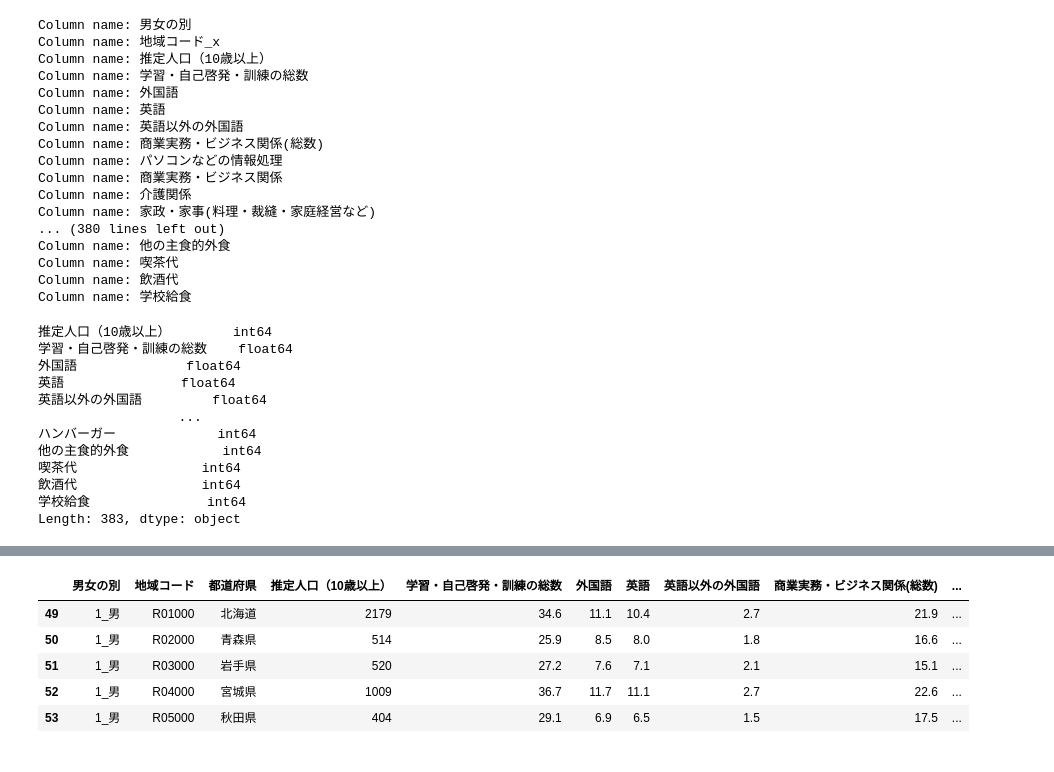
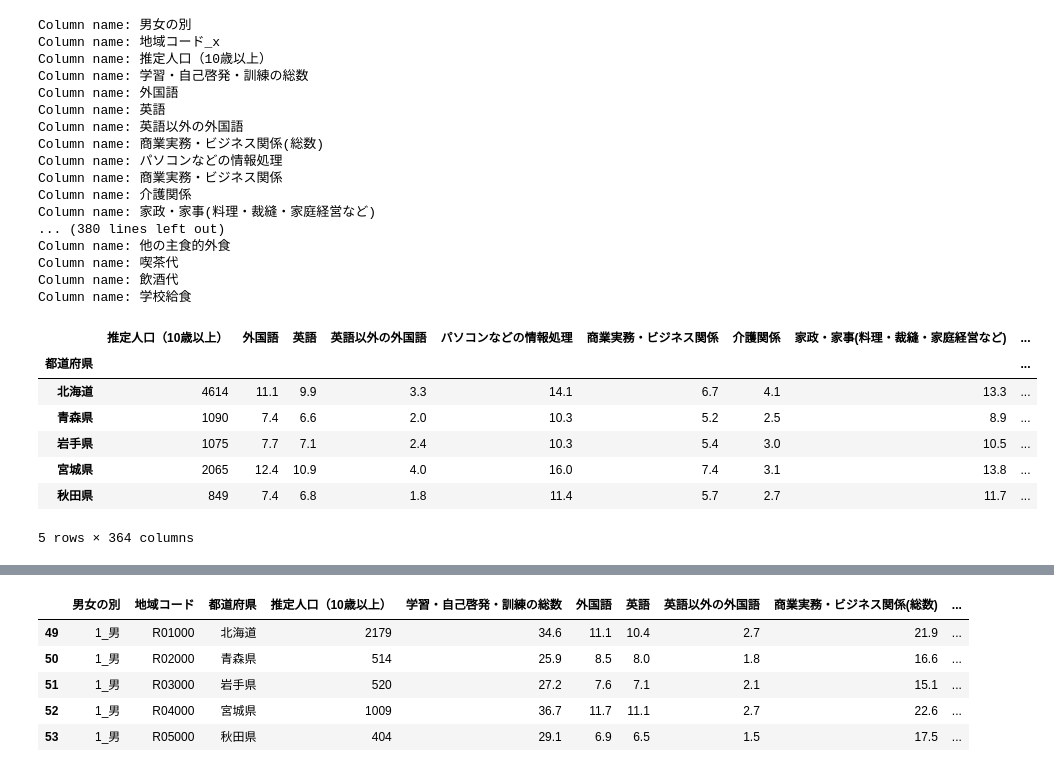
Before and after one commit to sugimotoh/classes, a Jupyter notebook: データ解析授業_続き.ipynb, the cells around one changed output, grey strips where cells are left out. Saved outputs shown, nothing was run; the diff lists cells and outputs as text; code cells hidden in the pictures.

```diff
--- a/データ解析授業_続き.ipynb
+++ b/データ解析授業_続き.ipynb
@@ -100,6 +115,6 @@ dftest
 # %%
 # インデックスを基準にマージ
-df0102    = data01_filtered01.merge(data02_filtered01, left_index=True, right_index=True)
-df010203 = df0102.merge(data03, left_index=True, right_index=True)
-df010203 = pd.DataFrame(df010203)
-df010203.head()
+#df0102    = data01_filtered01.merge(data02_filtered01, left_index=True, right_index=True)
+#df010203 = df0102.merge(data03, left_index=True, right_index=True)
+#df010203 = pd.DataFrame(df010203)
+#df010203.head()
@@ -136,4 +143,27 @@ Column name: 他の主食的外食
 Column name: 喫茶代
 Column name: 飲酒代
 Column name: 学校給食
+# %%
+df_dropped = df010203.drop(columns=['男女の別', '地域コード_x','地域コード',
+                                    '学習・自己啓発・訓練の総数','商業実務・ビジネス関係(総数)',
+                                    'スポーツの総数','趣味・娯楽の総数','ボランティア活動の総数','旅行・行楽の総数',
+                                    '起床','朝食開始','夕食開始','就寝','出勤','仕事からの帰宅時間',
+                                    '市_x','月・年','地域コード_y','市_y',
+                                    '食料（合計）','01　穀類','02　魚介類','03　肉類','04　乳卵類','05　野菜・海藻',
+                                    '06　果物','07　油脂・調味料','08　菓子類','09　調理食品','10　飲料','11　酒類','12　外食'])
+
+
+#df_dropped = df010203.drop(columns=['学習・自己啓発・訓練の総数,'男女の別', '起床','朝食開始','夕食開始','就寝','出勤','仕事からの帰宅時間','地域コード_y','市_x','月・年','地域コード','市_y'])
+#print(df_dropped)
+df_dropped=pd.DataFrame(df_dropped)
+df_dropped.head()
+# %% [output]
+|  | 推定人口（10歳以上） | 外国語 | 英語 | 英語以外の外国語 | パソコンなどの情報処理 | 商業実務・ビジネス関係 | 介護関係 | 家政・家事(料理・裁縫・家庭経営など) | ... |
+| 都道府県 |  |  |  |  |  |  |  |  | ... |
+| 北海道 | 4614 | 11.1 | 9.9 | 3.3 | 14.1 | 6.7 | 4.1 | 13.3 | ... |
+| 青森県 | 1090 | 7.4 | 6.6 | 2.0 | 10.3 | 5.2 | 2.5 | 8.9 | ... |
+| 岩手県 | 1075 | 7.7 | 7.1 | 2.4 | 10.3 | 5.4 | 3.0 | 10.5 | ... |
+| 宮城県 | 2065 | 12.4 | 10.9 | 4.0 | 16.0 | 7.4 | 3.1 | 13.8 | ... |
+| 秋田県 | 849 | 7.4 | 6.8 | 1.8 | 11.4 | 5.7 | 2.7 | 11.7 | ... |
+5 rows × 364 columns
 # %%
@@ -143,15 +173,0 @@ df_dropped=pd.DataFrame(df_dropped)
-# %%
-df_dropped.dtypes
-# %% [output]
-推定人口（10歳以上）        int64
-学習・自己啓発・訓練の総数    float64
-外国語              float64
-英語               float64
-英語以外の外国語         float64
-                  ...
-ハンバーガー             int64
-他の主食的外食            int64
-喫茶代                int64
-飲酒代                int64
-学校給食               int64
-Length: 383, dtype: object
```
Also changed, not shown: parts of 11 cells of this notebook.
